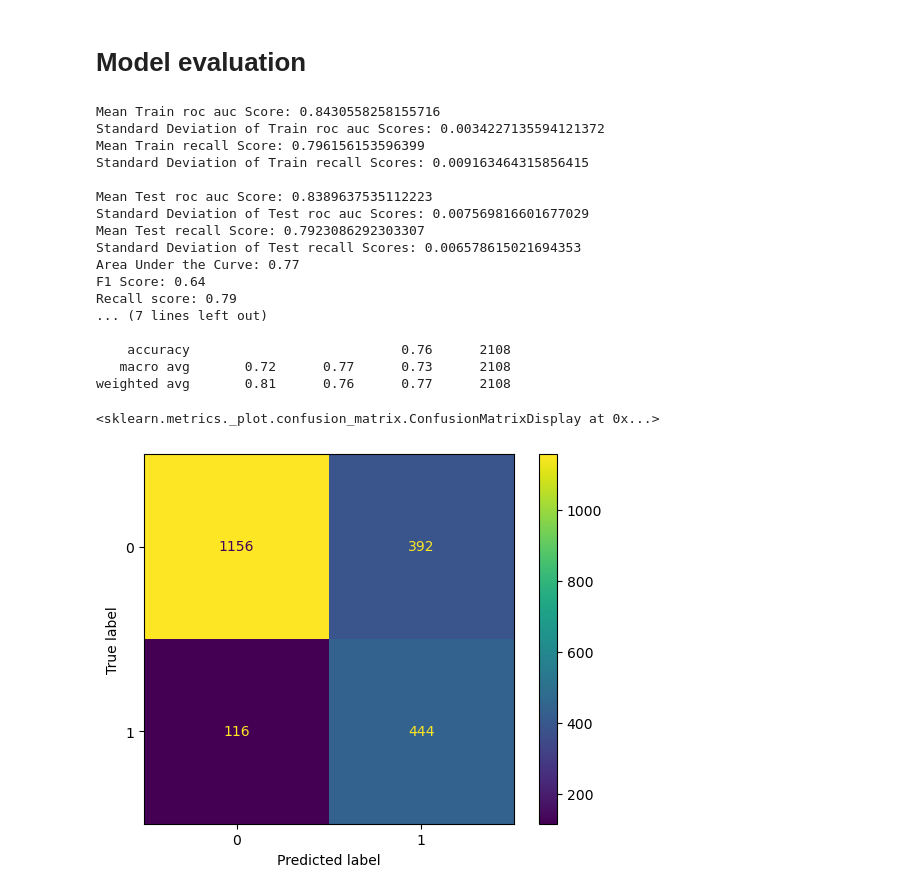
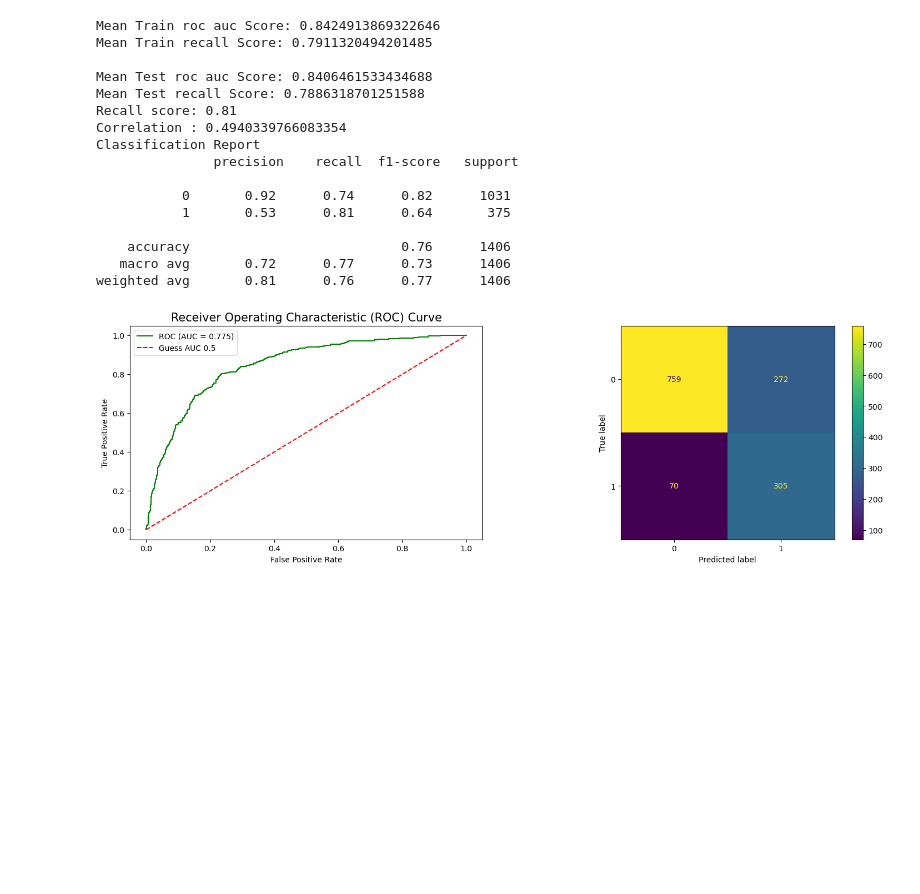
Before and after one commit to Ravikumarchavva/ML_Playground, a Jupyter notebook: week2_BinaryClassification/Day4_ClassBalancing/ClassBalancing.ipynb, the cells around one changed output. Drawn from its saved outputs; the diff is of its cells as text; code cells hidden in the pictures; blank space fills up the shorter version.

```diff
--- a/week2_BinaryClassification/Day4_ClassBalancing/ClassBalancing.ipynb
+++ b/week2_BinaryClassification/Day4_ClassBalancing/ClassBalancing.ipynb
@@ -34,5 +34,4 @@ ratio
 # %%
-from sklearn.metrics import (classification_report,classification_report)
 from sklearn.pipeline import Pipeline
 from sklearn.compose import ColumnTransformer
 from sklearn.linear_model import LogisticRegression
@@ -56,8 +55,8 @@ transformer = ColumnTransformer(
 
 pipe = Pipeline(
     [
-        ("tranformer", transformer),
-        ("classifier", LogisticRegression(class_weight={0:1,1:ratio*10})),
+        ("transformer", transformer),
+        ("classifier", LogisticRegression(class_weight={0:1,1:ratio*10},random_state=42)),
     ]
 )
 pipe
@@ -82,60 +83,50 @@ Pipeline(steps=[('tranformer',
-# %% [markdown]
-# Model evaluation
 # %%
 from sklearn.model_selection import cross_val_predict
-from sklearn.metrics import roc_auc_score,f1_score,precision_score,accuracy_score,recall_score,matthews_corrcoef
+from sklearn.metrics import roc_auc_score,recall_score,matthews_corrcoef
 from sklearn.model_selection import cross_validate,RepeatedStratifiedKFold
 rskf = RepeatedStratifiedKFold(n_splits=3,n_repeats=3,random_state=42)
 pipe.fit(X_train, y_train)
 
 # Evaluation
 
 cv_results = cross_validate(pipe, X_train,y_train, cv=rskf, scoring=['recall','roc_auc'],n_jobs=-1,return_train_score=True,error_score="raise")
-# pipe.fit(X_train,y_train)
+from sklearn.model_selection import cross_validate,RepeatedStratifiedKFold
+rskf = RepeatedStratifiedKFold(n_splits=10,random_state=42)
+
+cv_results = cross_validate(pipe, X_train,y_train, cv=rskf, scoring=['recall','roc_auc'],n_jobs=-1,return_train_score=True,error_score="raise")
 print(f'Mean Train roc auc Score: {cv_results["train_roc_auc"].mean()}')
-print(f'Standard Deviation of Train roc auc Scores: {cv_results["train_roc_auc"].std()}')
-print(f'Mean Train recall Score: {cv_results["train_recall"].mean()}')
-print(f'Standard Deviation of Train recall Scores: {cv_results["train_recall"].std()}\n')
+print(f'Mean Train recall Score: \033[1m{cv_results["train_recall"].mean()}\033[0m\n')
 
 print(f'Mean Test roc auc Score: {cv_results["test_roc_auc"].mean()}')
-print(f'Standard Deviation of Test roc auc Scores: {cv_results["test_roc_auc"].std()}')
-print(f'Mean Test recall Score: {cv_results["test_recall"].mean()}')
-print(f'Standard Deviation of Test recall Scores: {cv_results["test_recall"].std()}')
-predictions= cross_val_predict(pipe,X_test,y_test,method='predict_proba',cv=3)
-predictions=[0 if x < 0.5 else 1 for x in predictions[:,1]]
+print(f'Mean Test recall Score: \033[1m{cv_results["test_recall"].mean()}\033[0m')
+from sklearn.metrics import classification_report,roc_curve,roc_auc_score,recall_score
+from sklearn.model_selection import cross_val_predict
+# Evaluation
+predictions_prob= cross_val_predict(pipe,X_test,y_test,method='predict_proba',n_jobs=-1)
+predictions=[0 if x < 0.5 else 1 for x in predictions_prob[:,1]]
 roc_auc = roc_auc_score(y_test, predictions)
-f1 = f1_score(y_test, predictions)
-accuracy = accuracy_score(y_test, predictions)
 recall = recall_score(y_test,predictions)
-precision = precision_score(y_test,predictions)
 coef = matthews_corrcoef(y_test,predictions)
-print(f"Area Under the Curve: {roc_auc:.2f}")
-print(f"F1 Score: {f1:.2f}")
 print(f"\033[1mRecall score: {recall:.2f}\033[0m")
-print(f"precision : {precision:.2f}")
-print(f"logistic regression Accuracy: {accuracy:.2f}")
-print(f"Corr : {coef}")
-print(classification_report(y_test,predictions))
-from sklearn.metrics import ConfusionMatrixDisplay,confusion_matrix
-fig=ConfusionMatrixDisplay(confusion_matrix=confusion_matrix(y_test,predictions))
-fig.plot()
+print(f"Correlation : {coef}")
+print("\033[4mClassification Report\033[0m \n",classification_report(y_test,predictions))
+fpr, tpr, thresholds=roc_curve(y_test,predictions_prob[:,1])
+plot_evaluation(fpr, tpr,y_test,predictions,roc_auc)
 # %% [output]
-Mean Train roc auc Score: 0.8430558258155716
-Standard Deviation of Train roc auc Scores: 0.0034227135594121372
-Mean Train recall Score: 0.796156153596399
-Standard Deviation of Train recall Scores: 0.009163464315856415
+Mean Train roc auc Score: 0.8424913869322646
+Mean Train recall Score: 0.7911320494201485
 
-Mean Test roc auc Score: 0.8389637535112223
-Standard Deviation of Test roc auc Scores: 0.007569816601677029
-Mean Test recall Score: 0.7923086292303307
-Standard Deviation of Test recall Scores: 0.006578615021694353
-Area Under the Curve: 0.77
-F1 Score: 0.64
-Recall score: 0.79
-... (7 lines left out)
+Mean Test roc auc Score: 0.8406461533434688
+Mean Test recall Score: 0.7886318701251588
+Recall score: 0.81
+Correlation : 0.4940339766083354
+Classification Report
+               precision    recall  f1-score   support
 
-    accuracy                           0.76      2108
-   macro avg       0.72      0.77      0.73      2108
-weighted avg       0.81      0.76      0.77      2108
+           0       0.92      0.74      0.82      1031
+           1       0.53      0.81      0.64       375
+
+    accuracy                           0.76      1406
+   macro avg       0.72      0.77      0.73      1406
+weighted avg       0.81      0.76      0.77      1406
-<sklearn.metrics._plot.confusion_matrix.ConfusionMatrixDisplay at 0x...>
-[figure, old version]
+[figure, new version]
```
Also changed, not shown: parts of 18 cells of this notebook, 23 other files.
